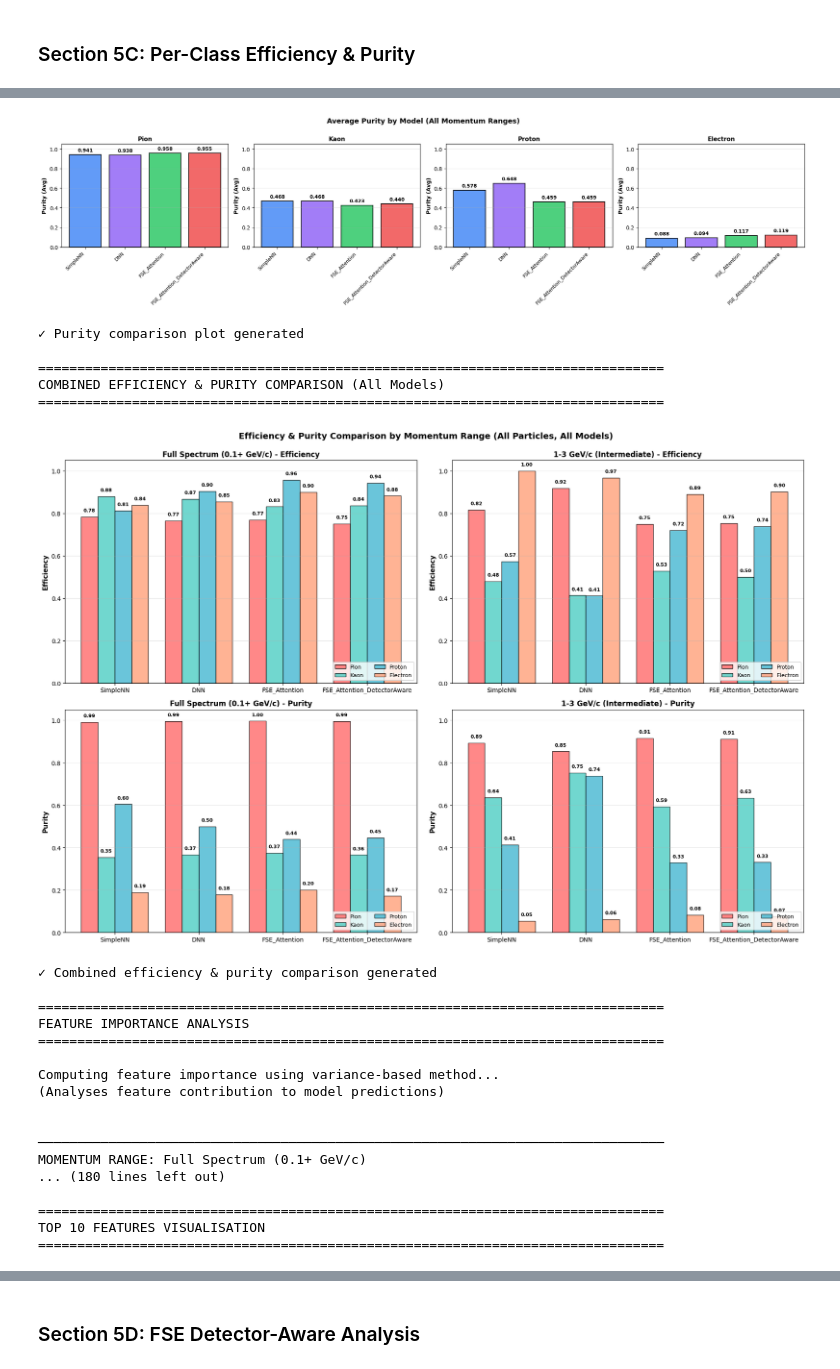
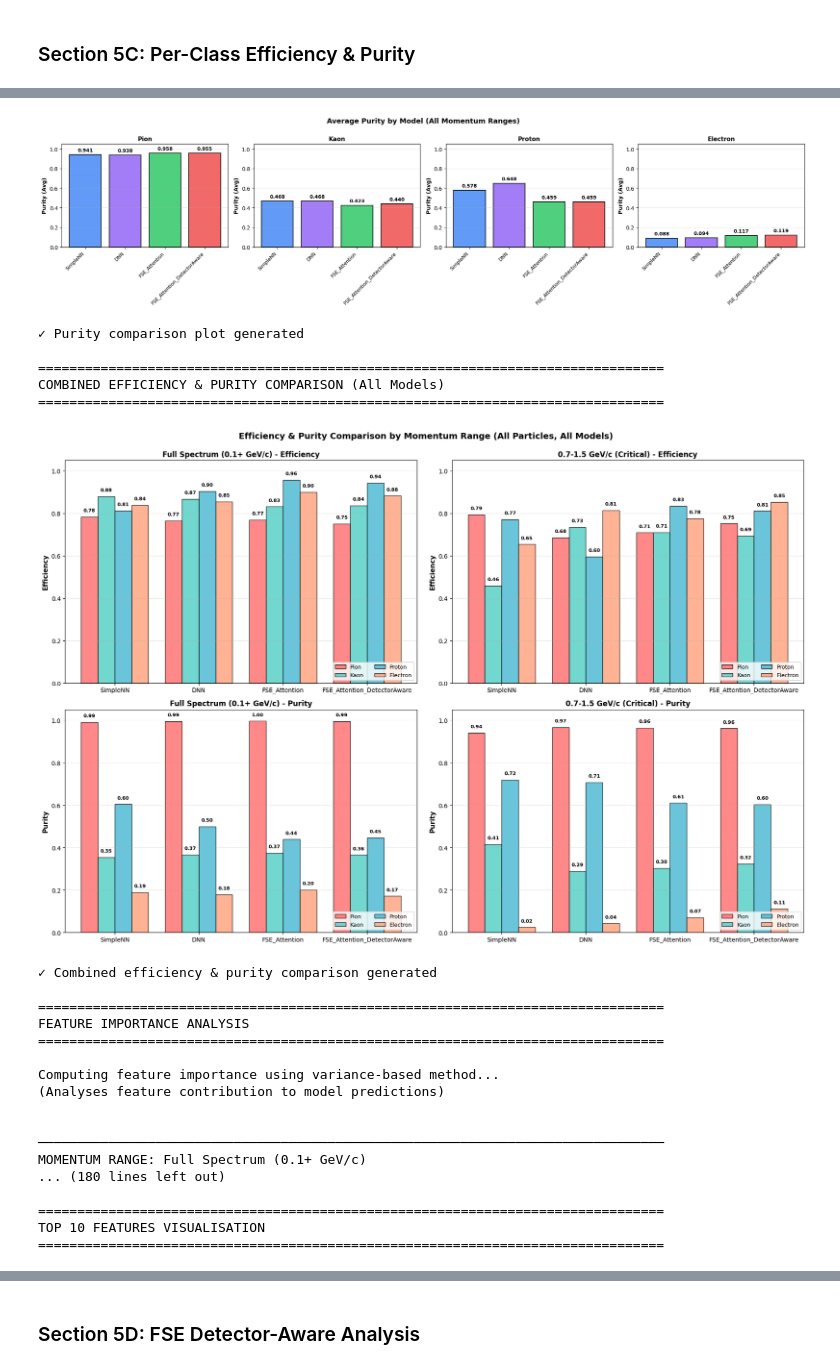
Before and after one commit to forynski/jax-pid-nn, a Jupyter notebook: jax-pid-nn.ipynb, the cells around one changed output, grey strips where cells are left out. Drawn from its saved outputs; the diff is of its cells as text; code cells hidden in the pictures.

Commit message:
Kaggle Notebook | jax-pid-nn | Small update to Efficiency & Purity plot

```diff
--- a/jax-pid-nn.ipynb
+++ b/jax-pid-nn.ipynb
@@ -2627,7 +2627,7 @@ print(f"{'='*80}\n")
 plot_ranges = list(MOMENTUM_RANGES.items())[:2]  # Get first 2 ranges
 if len(MOMENTUM_RANGES) > 2:
     # If we have 3 ranges, use the first and third (skipping middle)
-    plot_ranges = [list(MOMENTUM_RANGES.items())[0], list(MOMENTUM_RANGES.items())[2]]
+    plot_ranges = [list(MOMENTUM_RANGES.items())[0], list(MOMENTUM_RANGES.items())[1]]
 
 fig, axes = plt.subplots(2, 2, figsize=(18, 12))
 
@@ -2848,34 +2848,34 @@ SECTION 5C: EFFICIENCY, PURITY & FEATURE IMPORTANCE
 
 
 ================================================================================
 EFFICIENCY & PURITY PER PARTICLE TYPE
 ================================================================================
 
 
 --------------------------------------------------------------------------------
 Full Spectrum (0.1+ GeV/c) - JAX_SimpleNN
 ... (129 lines left out)
 
 ================================================================================
 EFFICIENCY vs PURITY TRADE-OFF
 ================================================================================
 [figure]
 ================================================================================
 EFFICIENCY COMPARISON ACROSS ALL MODELS (Per Particle)
 ================================================================================
 [figure]
 ✓ Efficiency comparison plot generated
 
 ================================================================================
 PURITY COMPARISON ACROSS ALL MODELS (Per Particle)
 ================================================================================
 [figure]
 ✓ Purity comparison plot generated
 
 ================================================================================
 COMBINED EFFICIENCY & PURITY COMPARISON (All Models)
 ================================================================================
-[figure, old version]
+[figure, new version]
 ✓ Combined efficiency & purity comparison generated
 
 ================================================================================
```
